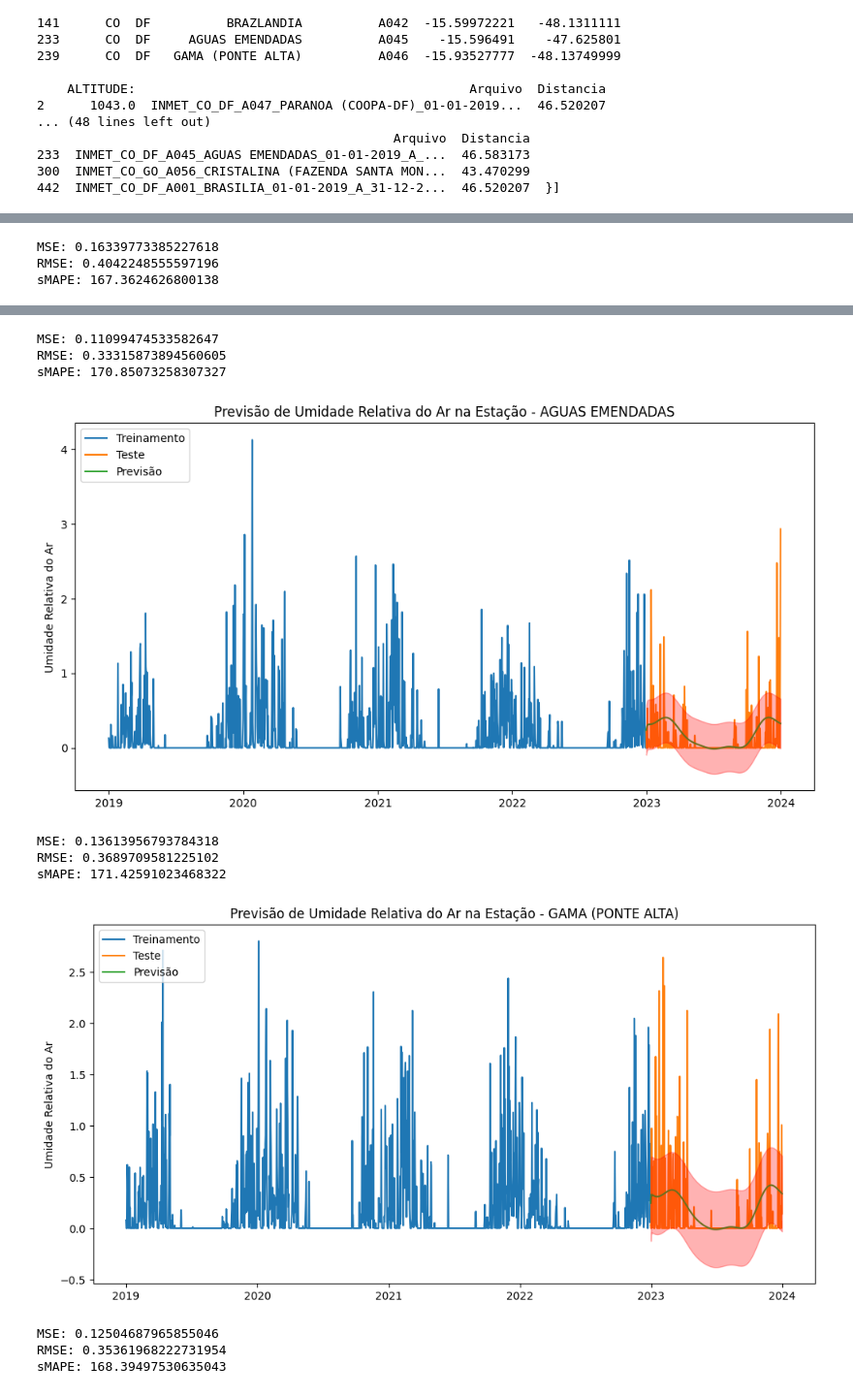
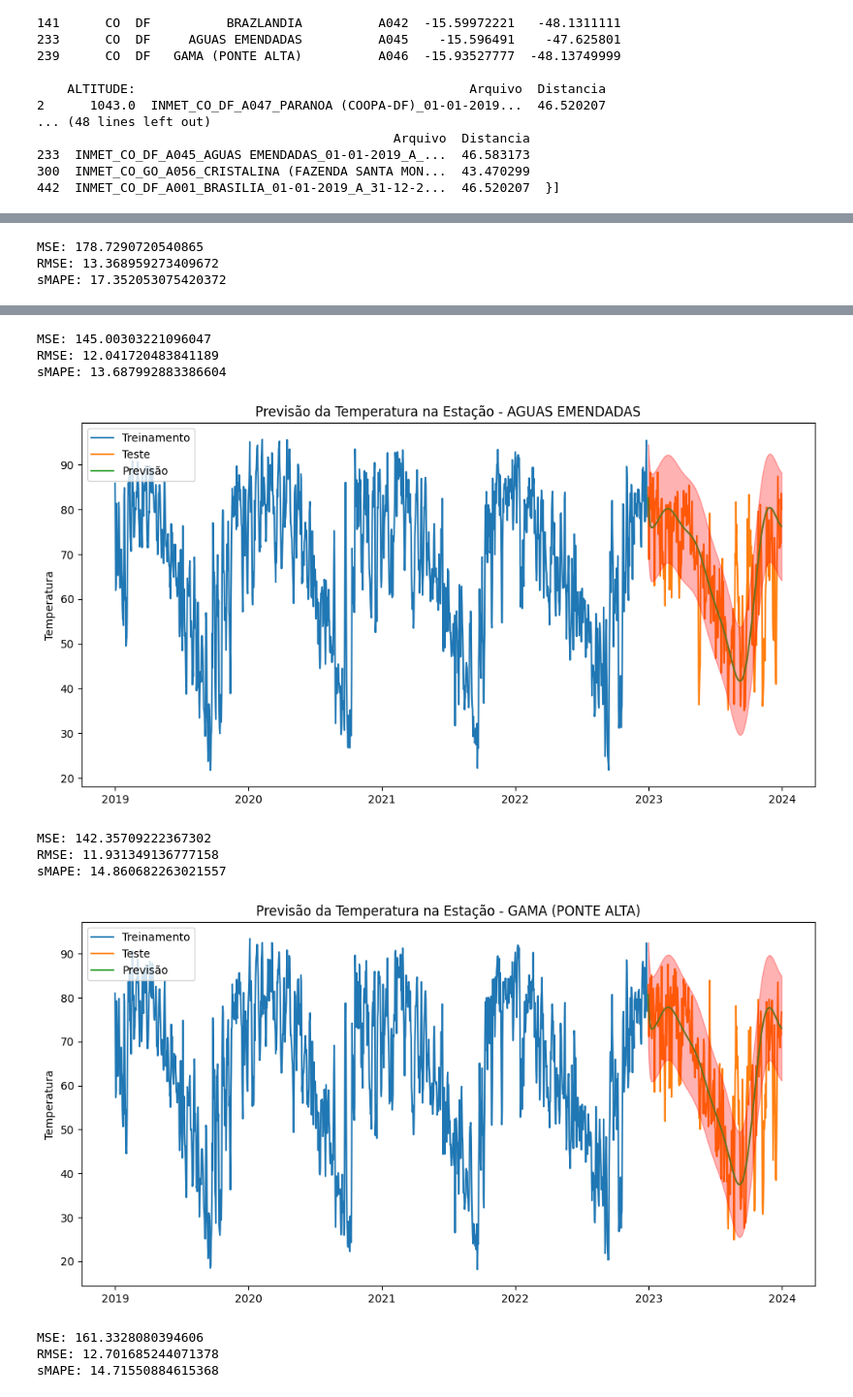
Before and after one commit to juliababa/TCC, a Jupyter notebook: src/forecast_other_variables_precipitacao.ipynb, the cells around one changed output, grey strips where cells are left out. Shown at 97% size. Drawn from its saved outputs; the diff is of its cells as text; code cells hidden in the pictures.

```diff
--- a/src/forecast_other_variables_precipitacao.ipynb
+++ b/src/forecast_other_variables_precipitacao.ipynb
@@ -36,7 +36,7 @@ for code in codes_of_stations_to_analyze:
     station_coord = (latitude, longitude)
 
     df_all_stations["Distancia"] = df_all_stations.apply(lambda x: calculate_distance_from_point_to_station(x, station_coord), axis=1)
-    df_nearest_stations = df_all_stations[(df_all_stations["Distancia"] != 0) & (df_all_stations["Distancia"] < 50)]
+    df_nearest_stations = df_all_stations[(df_all_stations["Distancia"] != 0) & (df_all_stations["Distancia"] < 30)]
 
     station_data = {
         "code": code,
@@ -167,8 +167,8 @@ def get_forecast_test_graph(df_test, forecast, forecast_parameter, ax):
     # Texto RMSE
     ax.text(0.95, 0.05, f'RMSE: {rmse:.2f} °C', ha='right', va='bottom', transform=ax.transAxes, fontsize=10)
 
-    ax.set_ylabel('Umidade Relativa do Ar Observada (°C)')
-    ax.set_xlabel('Umidade Relativa do Ar Prevista (°C)')
+    ax.set_ylabel('Temperatura Observada (°C)')
+    ax.set_xlabel('Temperatura Prevista (°C)')
 
 def get_aggregated_graphs(df_tests, forecasts, forecast_parameter, stations_name):
     n_graphs = len(df_tests)
@@ -198,7 +198,7 @@ def arima_forecast_with_fourier_terms(df_training, df_test, forecast_parameter,
     fourier_terms = create_fourier_terms(t, seasonality, num_fourier_terms)
 
     # Fit the ARIMA model using arima with Fourier terms as exogenous variables
-    model = ARIMA(df_training[forecast_parameter],exog=fourier_terms[:n], order=(2,0,1))
+    model = ARIMA(df_training[forecast_parameter],exog=fourier_terms[:n], order=(3,0,1))
     model_fit = model.fit()
 
     # Forecast future values with the fitted model
@@ -215,7 +215,7 @@ def arima_forecast_with_fourier_terms(df_training, df_test, forecast_parameter,
     plt.plot(df_training.index, df_training[forecast_parameter], label='Treinamento')
     plt.plot(df_test.index, df_test[forecast_parameter], label='Teste')
     plt.plot(df_test.index, forecast, label='Previsão')
-    plt.ylabel('Umidade Relativa do Ar')
+    plt.ylabel('Temperatura')
     plt.legend(loc='upper left')
 
     # Cálculo erro quadrático
@@ -241,7 +241,7 @@ def arima_forecast_with_fourier_terms_exog(df_training, df_test, df_test_without
     num_fourier_terms = 4
     fourier_terms = create_fourier_terms(t, seasonality, num_fourier_terms)
 
-    exog_vars = ["RADIACAO GLOBAL (KJ/m²)", "UMIDADE REL. MIN. NA HORA ANT. (AUT) (%)", "TEMPERATURA DO PONTO DE ORVALHO (°C)"]
+    exog_vars = ["RADIACAO GLOBAL (KJ/m²)", "PRESSAO ATMOSFERICA AO NIVEL DA ESTACAO, HORARIA (mB)", "UMIDADE RELATIVA DO AR, HORARIA (%)"]
 
     X_train_extra = df_training[exog_vars].values
     X_test_extra = df_test_without_the_station[exog_vars].values
@@ -249,7 +249,7 @@ def arima_forecast_with_fourier_terms_exog(df_training, df_test, df_test_without
     X_train_final = np.hstack([X_train_extra, fourier_terms[:n]])
 
     # Fit the ARIMA model using arima with Fourier terms as exogenous variables
-    model = ARIMA(df_training[forecast_parameter],exog=X_train_final, order=(2,0,1))
+    model = ARIMA(df_training[forecast_parameter],exog=X_train_final, order=(3,0,1))
     model_fit = model.fit()
 
     print(model_fit.summary())
@@ -270,7 +270,7 @@ def arima_forecast_with_fourier_terms_exog(df_training, df_test, df_test_without
     plt.plot(df_training.index, df_training[forecast_parameter], label='Treinamento')
     plt.plot(df_test.index, df_test[forecast_parameter], label='Teste')
     plt.plot(df_test.index, forecast, label='Previsão')
-    plt.ylabel('Umidade Relativa do Ar')
+    plt.ylabel('Temperatura')
     plt.legend(loc='upper left')
 
     # Cálculo erro quadrático
@@ -291,7 +291,7 @@ def arima_forecast_with_fourier_terms_exog(df_training, df_test, df_test_without
 forecasts = []
 df_tests = []
 stations_name = []
-forecast_parameter = 'PRECIPITAÇÃO TOTAL, HORÁRIO (mm)'
+forecast_parameter = 'UMIDADE RELATIVA DO AR, HORARIA (%)'
 for station in stations_data:
     cleaned_station_data = clean_data(station["station_data"])
     cleaned_nearest_stations_data = clean_data(station["nearest_stations_data"])
@@ -303,7 +303,7 @@ for station in stations_data:
     df_test = cleaned_station_data[training_data_length:]
 
     station_name = station["station_info"]["ESTAC?O:"].iloc[0]
-    forecast = arima_forecast_with_fourier_terms(df_training, df_test, forecast_parameter, f'Previsão de Umidade Relativa do Ar na Estação - {station_name}')
+    forecast = arima_forecast_with_fourier_terms(df_training, df_test, forecast_parameter, f'Previsão da Temperatura na Estação - {station_name}')
     # df_training_month, df_test_month = df_not_null_values_month[:df_splited_data_month], df_not_null_values_month[df_splited_data_month:]
 
     forecasts.append(forecast)
@@ -328,7 +328,7 @@ for station in stations_data:
     df_test = cleaned_station_data[training_data_length:]
 
     station_name = station["station_info"]["ESTAC?O:"].iloc[0]
-    forecast = arima_forecast_with_fourier_terms_exog(df_training, df_test, df_test_without_the_station, forecast_parameter, f'Previsão da Umidade Relativa do Ar na Estação - {station_name}')
+    forecast = arima_forecast_with_fourier_terms_exog(df_training, df_test, df_test_without_the_station, forecast_parameter, f'Previsão da Temperatura na Estação - {station_name}')
     # df_training_month, df_test_month = df_not_null_values_month[:df_splited_data_month], df_not_null_values_month[df_splited_data_month:]
 
     forecasts.append(forecast)
@@ -345,3 +345,3 @@ sMAPE: 164.9304970174435
-MSE: 0.16339773385227618
-RMSE: 0.4042248555597196
-sMAPE: 167.3624626800138
+MSE: 178.7290720540865
+RMSE: 13.368959273409672
+sMAPE: 17.352053075420372
@@ -349,11 +349,11 @@ sMAPE: 167.3624626800138
-MSE: 0.11099474533582647
-RMSE: 0.33315873894560605
-sMAPE: 170.85073258307327
+MSE: 145.00303221096047
+RMSE: 12.041720483841189
+sMAPE: 13.687992883386604
-[figure, old version]
+[figure, new version]
-MSE: 0.13613956793784318
-RMSE: 0.3689709581225102
-sMAPE: 171.42591023468322
+MSE: 142.35709222367302
+RMSE: 11.931349136777158
+sMAPE: 14.860682263021557
-[figure, old version]
+[figure, new version]
-MSE: 0.12504687965855046
-RMSE: 0.35361968222731954
-sMAPE: 168.39497530635043
+MSE: 161.3328080394606
+RMSE: 12.701685244071378
+sMAPE: 14.71550884615368
```
Also changed, not shown: parts of 2 cells of this notebook, 3 other files.
